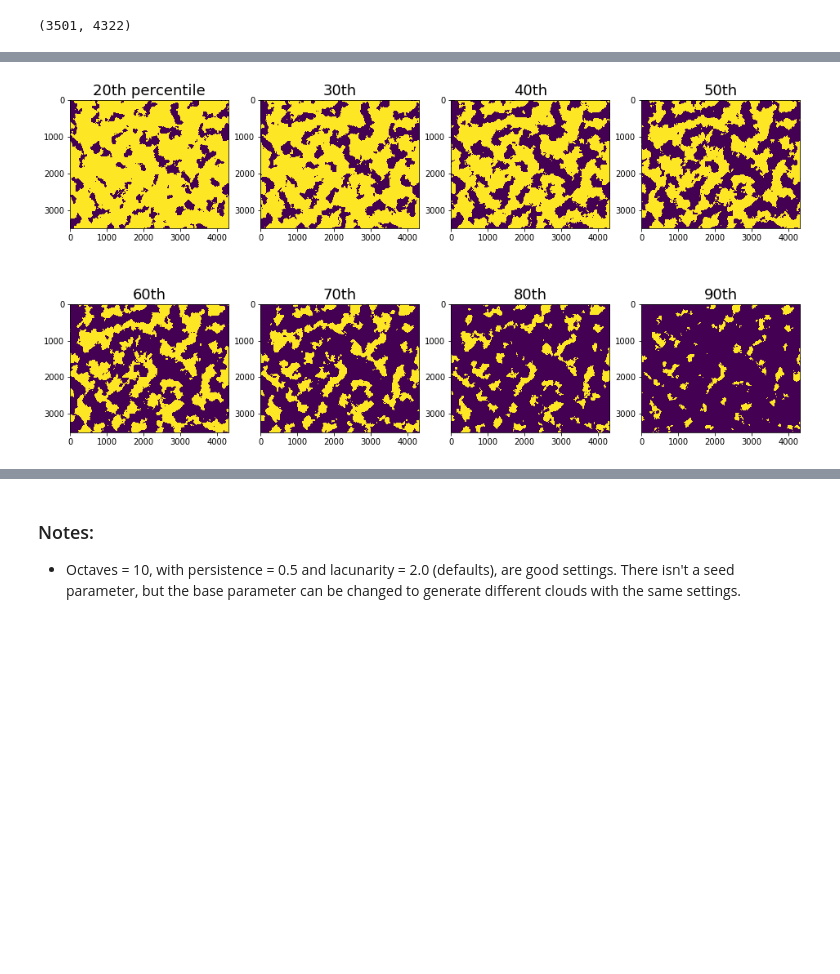
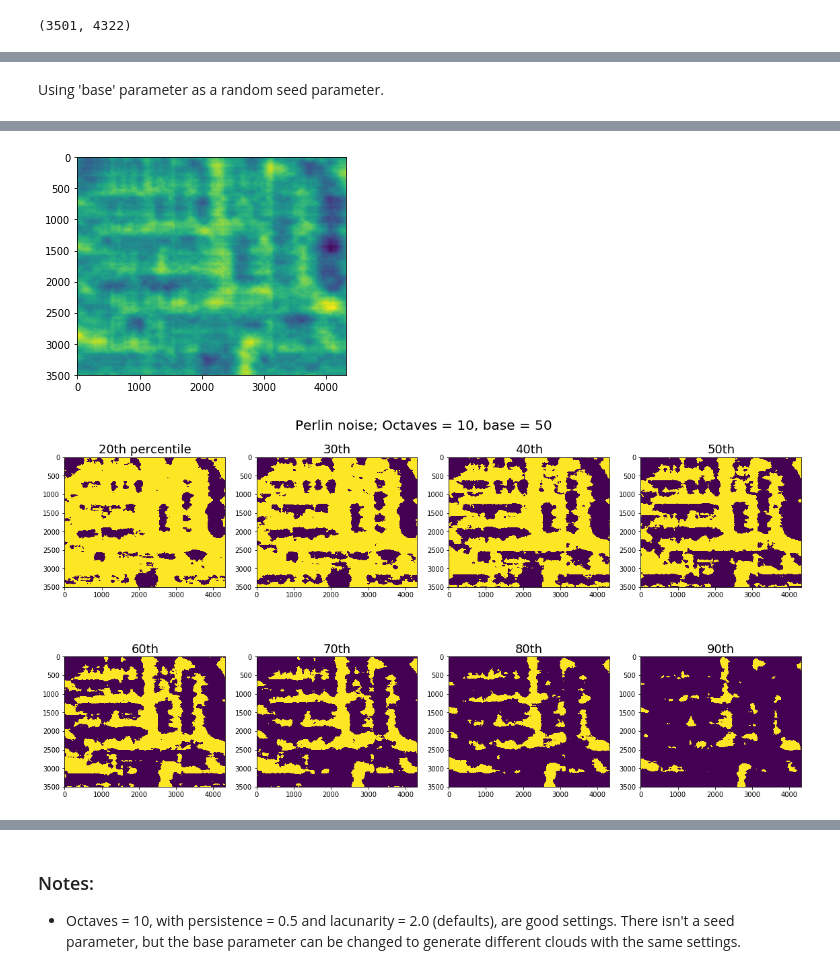
Before and after one commit to ianpdavies/cloudy_flood_prediction, a Jupyter notebook: notebooks/cloud_generation.ipynb, the cells around one changed output, grey strips where cells are left out. Cells and saved outputs as stored; diff of their text form; code cells hidden in the pictures; blank space fills up the shorter version.

```diff
--- a/notebooks/cloud_generation.ipynb
+++ b/notebooks/cloud_generation.ipynb
@@ -164,6 +131,7 @@ plt.figure(figsize=(16,16))
 columns = 4
 images = [img0, img1, img2, img3]
 # images = [img0<0.8, img1<0.8, img2<0.8, img3<0.8]
+titles = ['node size = 80', '= 40', '= 20', '= 10']
 for i, image in enumerate(images):
     plt.subplot(len(images) / columns + 1, columns, i + 1)
     plt.title(titles[i], fontdict = {'fontsize' : 18})
@@ -247,5 +215,25 @@ for y in range(shape[1]):
 
 plt.imshow(cloudMask)
 
-print('Perlin noise for'+str(shape)+'size image: '+ timer(start_time, time.time()))
+print('Cloud generation time for '+str(shape)+' size image: '+ timer(start_time, time.time()))
+
+plt.figure(figsize=(16,13))
+columns = 4
+images = [cloudMask>np.percentile(cloudMask, 20),
+          cloudMask>np.percentile(cloudMask, 30),
+         cloudMask>np.percentile(cloudMask, 40),
+          cloudMask>np.percentile(cloudMask, 50),
+         cloudMask>np.percentile(cloudMask, 60),
+          cloudMask>np.percentile(cloudMask, 70),
+         cloudMask>np.percentile(cloudMask, 80),
+         cloudMask>np.percentile(cloudMask, 90)]
+titles = ['20th percentile', '30th','40th','50th',
+         '60th','70th','80th','90th']
+for i, image in enumerate(images):
+    plt.subplot(len(images) / columns + 1, columns, i + 1)
+    plt.title(titles[i], fontdict = {'fontsize' : 18})
+    plt.imshow(image)
+    plt.colorbar
+    plt.suptitle('Simplex noise; Octaves = 10, base = 50', fontsize=20)
+    plt.tight_layout()
 # %% [output]
@@ -300,4 +331,26 @@ Perlin noise for(3501, 4322)size image: 00:00:57.82
+# %% [markdown]
+Using 'base' parameter as a random seed parameter.
 # %%
+# Benchmark time
+import time
+def timer(start,end):
+    hours, rem = divmod(end-start, 3600)
+    minutes, seconds = divmod(rem, 60)
+    return str("{:0>2}:{:0>2}:{:05.2f}".format(int(hours),int(minutes),seconds))
+
+start_time = time.time()
+
+cloudMask = np.zeros(shape)
+octaves = 10
+freq = np.ceil(sqrt(np.sum(shape)/2)) * octaves
+for y in range(shape[1]):
+    for x in range(shape[0]):
+          cloudMask[x,y] = pnoise2(x/freq, y/freq, octaves, base=1000)
+
+plt.imshow(cloudMask)
+
+print('Cloud generation time for '+str(shape)+' size image: '+ timer(start_time, time.time()))
+
 plt.figure(figsize=(16,13))
 columns = 4
 images = [cloudMask>np.percentile(cloudMask, 20),
@@ -315,4 +368,6 @@ for i, image in enumerate(images):
     plt.title(titles[i], fontdict = {'fontsize' : 18})
     plt.imshow(image)
     plt.colorbar
+    plt.suptitle('Perlin noise; Octaves = 10, base = 50', fontsize=20)
+    plt.tight_layout()
 # %% [output]
@@ -319 +375,2 @@ for i, image in enumerate(images):
-[figure, old version]
+[figure, new version]
+[figure, added]
```
Also changed, not shown: parts of 17 cells of this notebook.
